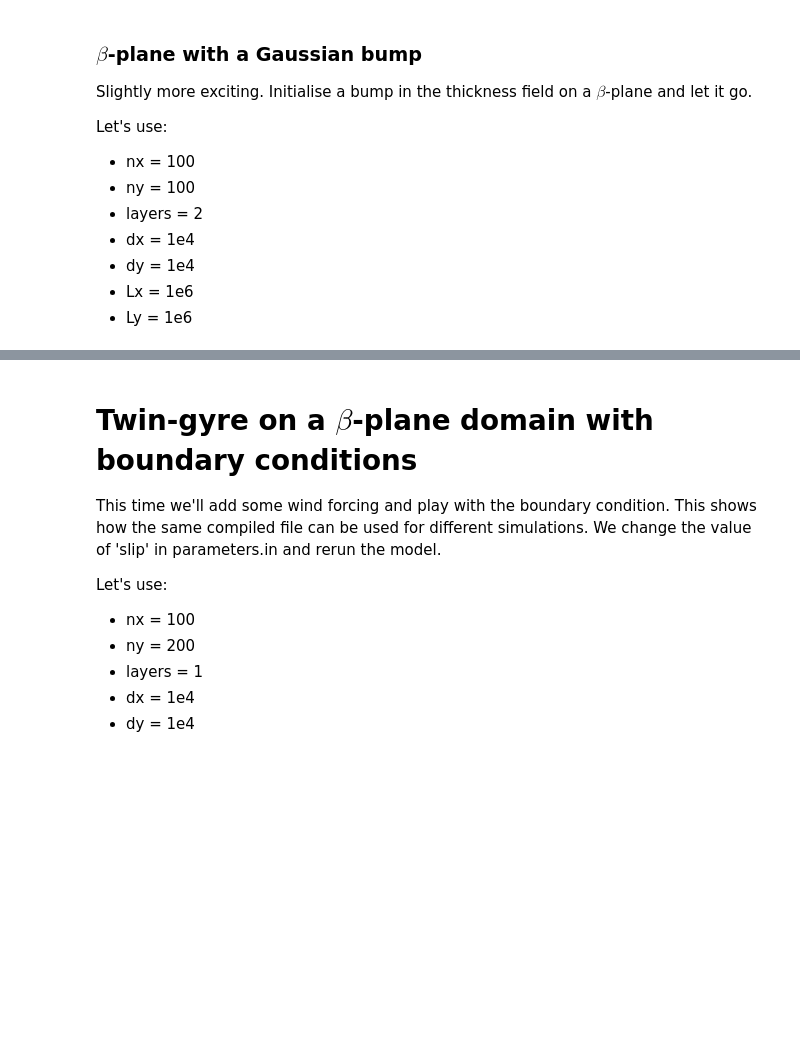
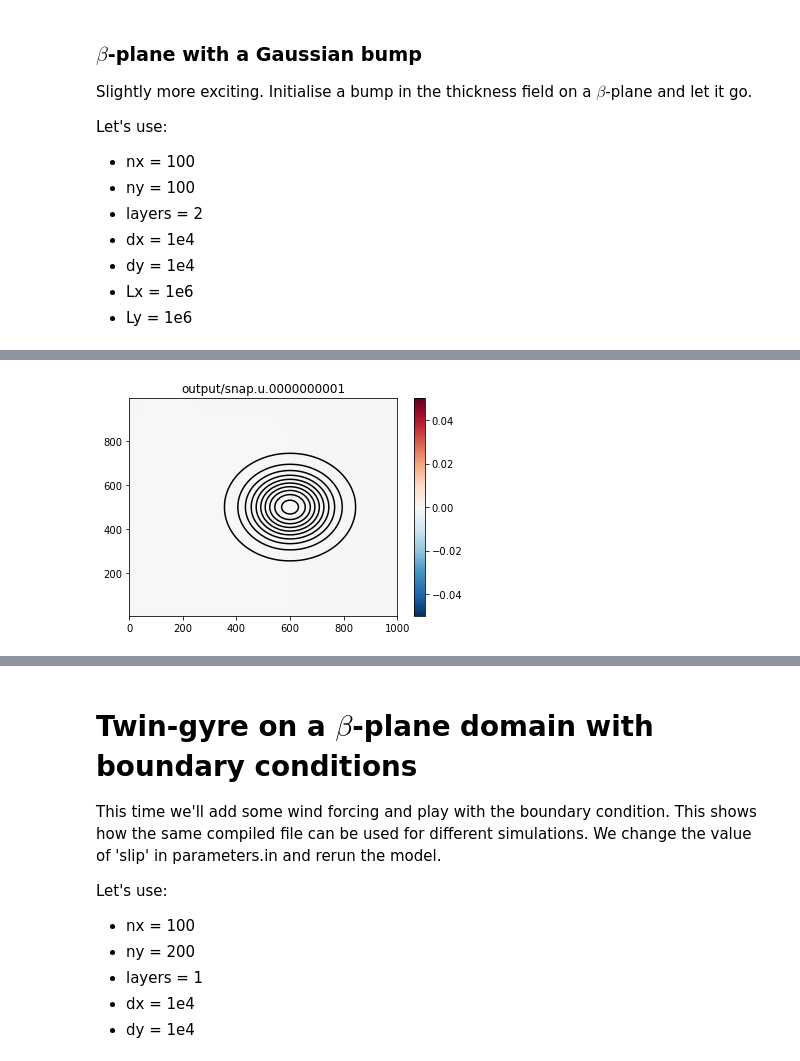
Before and after one commit to edoddridge/aronnax, a Jupyter notebook: examples/examples - n layer.ipynb, the cells around one changed output, grey strips where cells are left out. Drawn from its saved outputs; the diff is of its cells as text; code cells hidden in the pictures; blank space fills up the shorter version.

```diff
--- a/examples/examples - n layer.ipynb
+++ b/examples/examples - n layer.ipynb
@@ -164,23 +170,39 @@ os.chdir('../')
 
 u_files = sorted(glob.glob('output/snap.u.*'))
 h_files = sorted(glob.glob('output/snap.h.*'))
+eta_files = sorted(glob.glob('output/snap.eta.*'))
+v_files = sorted(glob.glob('output/snap.v.*'))
 
-X_u,Y_u = np.meshgrid(x_tr,y_vrt)
-X_h,Y_h = np.meshgrid(x_tr,y_tr)
+X_u,Y_u = np.meshgrid(grid.xp1,grid.y)
+X_h,Y_h = np.meshgrid(grid.x,grid.y)
 
-for counter,udata_file in enumerate(u_files):
-    f = FortranFile(udata_file)
-    u = f.read_record(dtype=np.float64).reshape(nz,ny+1,nx)
+def plt_upper_layer(counter):
+    f = FortranFile(u_files[counter])
+    u = f.read_record(dtype=np.float64).reshape(nz,ny,nx+1)
     f.close()
 
     f = FortranFile(h_files[counter])
-    h = f.read_record(dtype=np.float64).reshape(nz,ny+1,nx+1)
+    h = f.read_record(dtype=np.float64).reshape(nz,ny,nx)
     f.close()
 
     plt.figure()
-    plt.title(udata_file)
-    plt.pcolormesh(X_u/1e3,Y_u/1e3,u[0,:-1,:],vmin=-.0005,vmax=.0005,cmap='RdBu_r')
+    plt.title(u_files[counter])
+    plt.pcolormesh(X_u/1e3,Y_u/1e3,u[0,:,:],vmin=-5e-2,vmax=5e-2,cmap='RdBu_r')
     plt.colorbar()
-    plt.contour(X_h/1e3,Y_h/1e3,h[0,:,:],np.arange(490,520,2),colors='k')
-#    plt.pcolormesh(X_h/1e3,Y_h/1e3,h[0,:,:])
-#    plt.colorbar()
+    plt.contour(X_h/1e3,Y_h/1e3,h[0,:,:]-500,np.arange(-21,20,2),colors='k')
+
+
+def plt_lower_layer(counter):
+    f = FortranFile(u_files[counter])
+    u = f.read_record(dtype=np.float64).reshape(nz,ny,nx+1)
+    f.close()
+
+    f = FortranFile(h_files[counter])
+    h = f.read_record(dtype=np.float64).reshape(nz,ny,nx)
+    f.close()
+
+    plt.figure()
+    plt.title(u_files[counter])
+    plt.pcolormesh(X_u/1e3,Y_u/1e3,u[1,:,:],vmin=-5e-2,vmax=5e-2,cmap='RdBu_r')
+    plt.colorbar()
+    plt.contour(X_h/1e3,Y_h/1e3,h[1,:,:]-1500,np.arange(-21,20,2),colors='k')
@@ -222,0 +209,4 @@ for counter,vdata_file in enumerate(v_files):
+# %%
+widgets.interact(plt_upper_layer,counter = widgets.IntSlider(min=0,max=len(u_files)));
+# %% [output]
+[figure, added]
```
Also changed, not shown: parts of 23 cells of this notebook, 1 other file.
